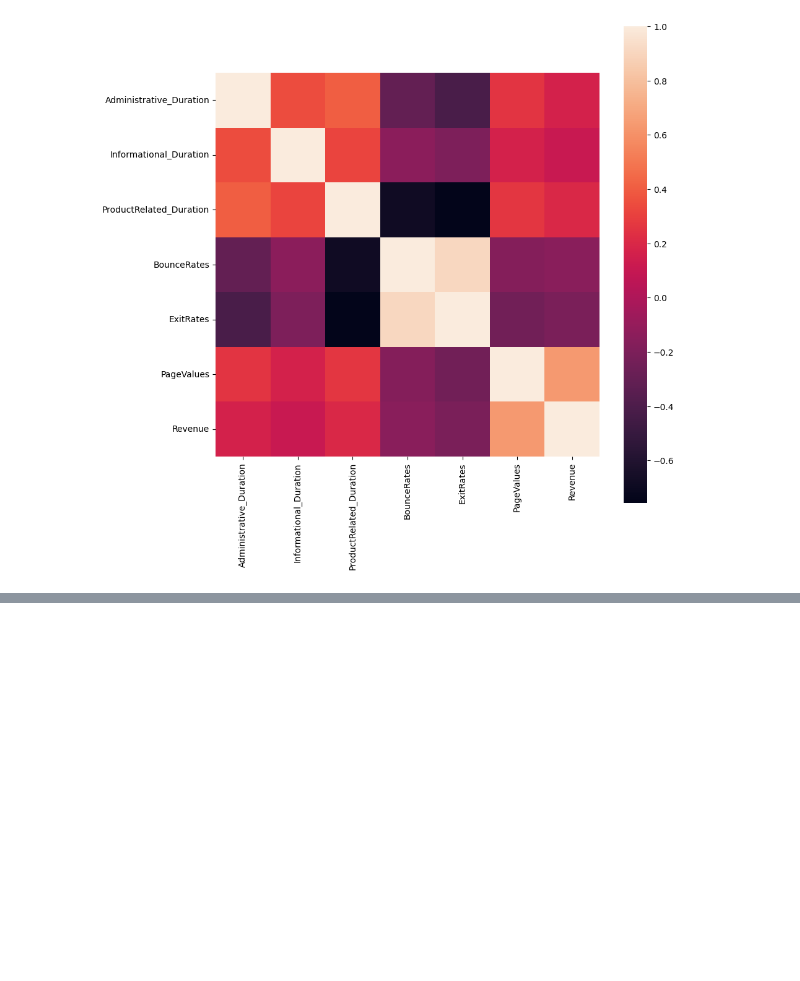
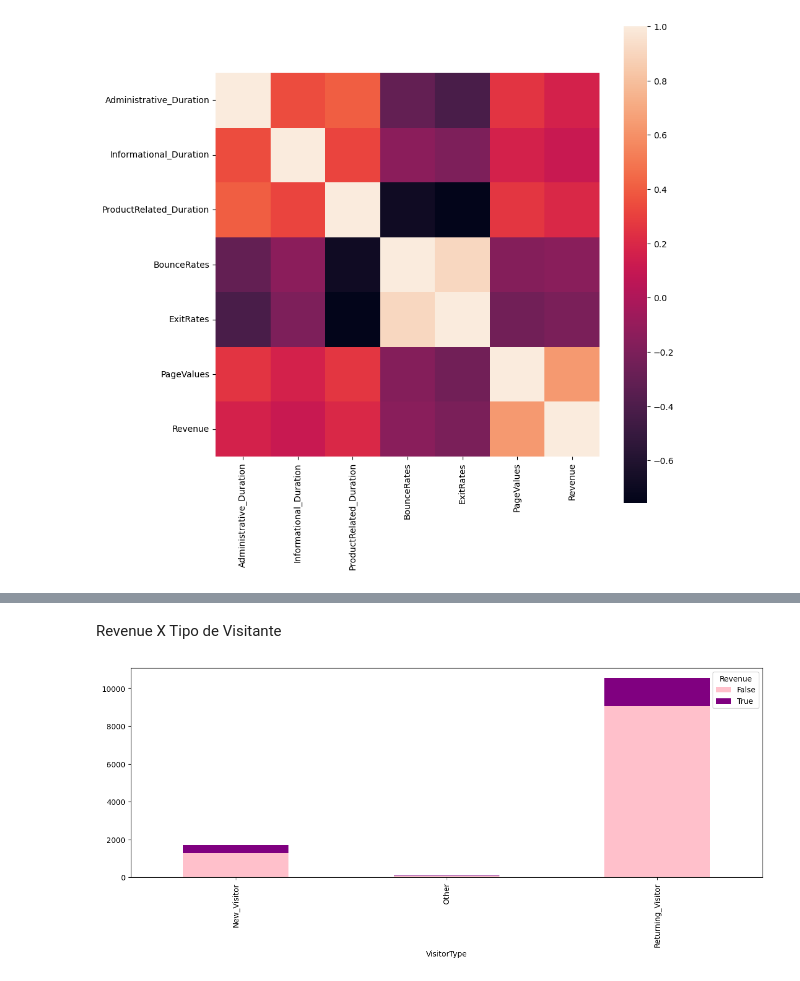
Before and after one commit to isabellimrqs/sales-predict-ai, a Jupyter notebook: ecommerce.ipynb, the cells around one changed output, grey strips where cells are left out. Cells and saved outputs as stored; diff of their text form; code cells hidden in the pictures; blank space fills up the shorter version.

```diff
--- a/ecommerce.ipynb
+++ b/ecommerce.ipynb
@@ -205,0 +208,11 @@ plt.show()
+# %% [markdown]
+Revenue X Tipo de Visitante
+# %%
+pd.crosstab(df['VisitorType'], df['Revenue']).plot(
+    kind = 'bar',
+    stacked=True,
+    figsize=(15,5),
+    color=['pink', 'purple'])
+plt.show()
+# %% [output]
+[figure, added]
```
Also changed, not shown: parts of 65 cells of this notebook.
